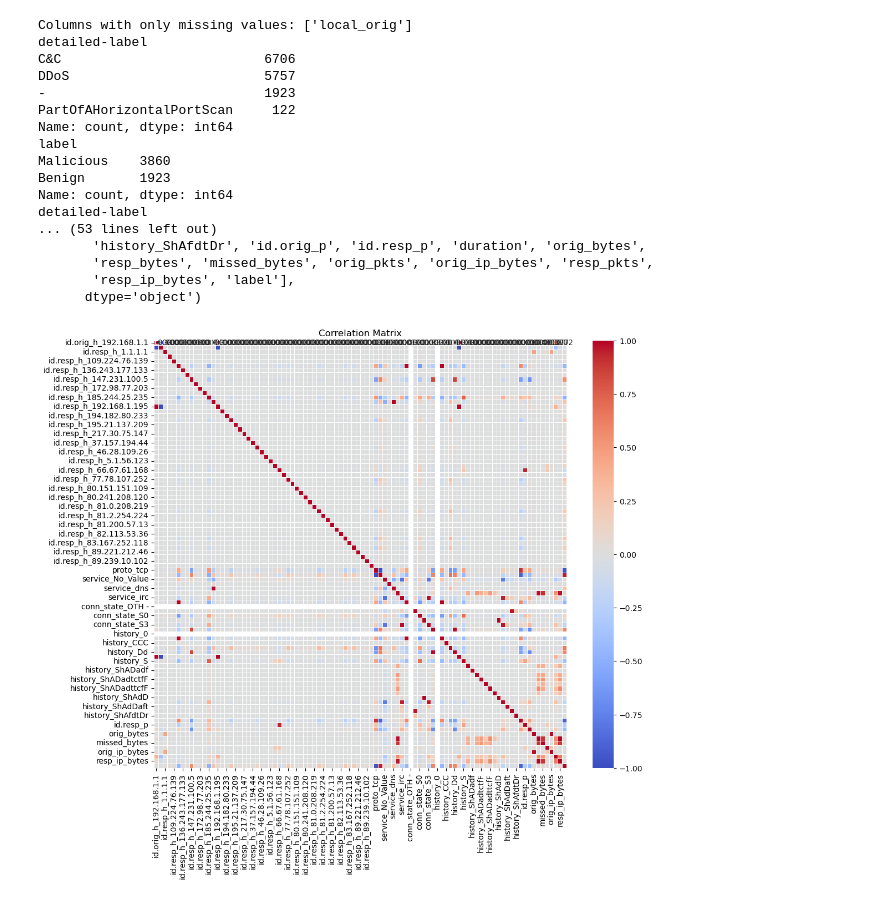
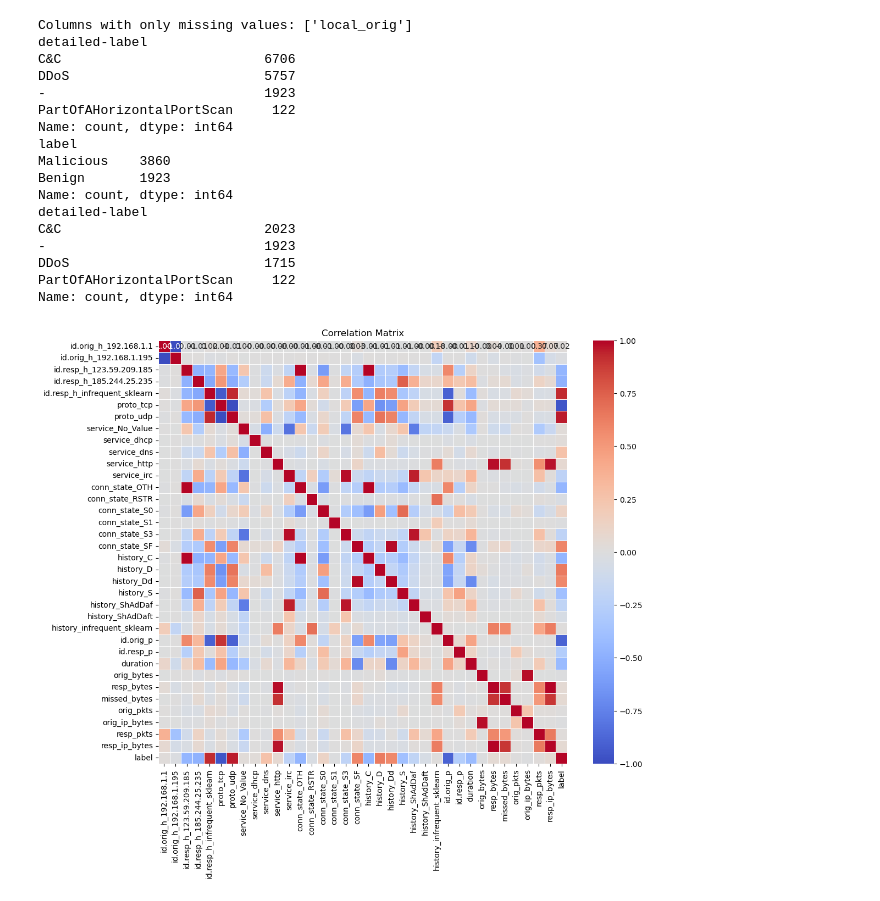
Before and after one commit to jnluis/AAS_Project, a Jupyter notebook: Data_Jp.ipynb, the cells around one changed output. Cells and saved outputs as stored; diff of their text form; code cells hidden in the pictures.

```diff
--- a/Data_Jp.ipynb
+++ b/Data_Jp.ipynb
@@ -59,7 +59,7 @@ ddos_count = detailed_label_counts['DDoS']
 minority_class_size = len(df[df['detailed-label'] != 'DDoS'])
 
 # Definir o percentual de redução da classe DDoS
-percentage_reduction = 0.6 # Exemplo: reduzir 50% da classe DDoS
+percentage_reduction = 0.6 # Exemplo: reduzir 60% da classe DDoS
 
 # Calcular o número de amostras a serem mantidas na classe DDoS
 ddos_undersample_size = int(ddos_count * (1 - percentage_reduction))
@@ -150,29 +150,44 @@ df_balanced['duration'] = scaler.fit_transform(df_balanced[['duration']])
 
 
 
-# Replace NA values with an empty string (or any placeholder you prefer) in the columns
-columns_to_encode = ['id.orig_h', 'id.resp_h', 'proto', 'service','conn_state','history']
+columns_to_encode = ['id.orig_h', 'id.resp_h', 'proto', 'service', 'conn_state', 'history']
 
-# Replace NA values with 'No_Value'
+# Substitui valores NA por 'No_Value'
 df_balanced[columns_to_encode] = df_balanced[columns_to_encode].replace({pd.NA: 'No_Value'})
 
-# Initialize OneHotEncoder
-encoder = OneHotEncoder(sparse_output=False, handle_unknown='ignore')
+# Inicializa um DataFrame para os dados codificados
+encoded_columns_df = pd.DataFrame()
 
-# Fit and transform the selected columns
-encoded_columns = encoder.fit_transform(df_balanced[columns_to_encode])
+for column in columns_to_encode:
+    if column == 'id.resp_h':
+        # Usa OneHotEncoder com max_categories=3 para 'id.resp_h'
+        encoder = OneHotEncoder(sparse_output=False, handle_unknown='ignore', max_categories=3)
+    else:
+        # Usa o OneHotEncoder padrão para outras colunas
+        encoder = OneHotEncoder(sparse_output=False, handle_unknown='ignore', max_categories=7)
 
-# Convert the encoded columns to a DataFrame
-encoded_columns_df = pd.DataFrame(
-    encoded_columns,
-    columns=encoder.get_feature_names_out(columns_to_encode)
-)
+    # Aplica o encoder na coluna
+    encoded_column = encoder.fit_transform(df_balanced[[column]])
 
-# Concatenate the one-hot encoded columns at the beginning of the original DataFrame
+    # Converte a coluna codificada para DataFrame
+    encoded_df = pd.DataFrame(
+        encoded_column,
+        columns=encoder.get_feature_names_out([column])
+    )
+
+    # Concatena com o DataFrame de dados codificados
+    encoded_columns_df = pd.concat([encoded_columns_df, encoded_df], axis=1)
+
+# Concatena as colunas codificadas no DataFrame original
 df_balanced_encoded = pd.concat([encoded_columns_df, df_balanced], axis=1)
 
-# Optionally drop the original columns that were encoded
+# Remove as colunas originais
 df_balanced_encoded.drop(columns=columns_to_encode, inplace=True)
+
+
+
+
+
 
 
 # Ensure columns are numeric before filling NaNs
@@ -196,56 +211,39 @@ df_balanced_encoded['missed_bytes'] = df_balanced_encoded['missed_bytes'].replac
 
 #Remove row with column "resp_ip_bytes" = "-   Malicious   DDoS"
 df_balanced_encoded = df_balanced_encoded[df_balanced_encoded['resp_ip_bytes'] != '-   Malicious   DDoS']
 
+#remove columns all zero columns
+columns_to_remove = [col for col in df_balanced_encoded.columns if df_balanced_encoded[col].nunique() <= 1]
+df_balanced_encoded = df_balanced_encoded.drop(columns=columns_to_remove)
 
 
-# Split the data into 50% train and 50% test
-train_df, test_df = train_test_split(df_balanced_encoded, test_size=0.5, random_state=42)
-
-# Check the distribution in train and test sets
-print("Training set distribution:")
-print(train_df['label'].value_counts())
-
-print("\nTesting set distribution:")
-print(test_df['label'].value_counts())
-
-# Save the test DataFrame to a CSV file
-train_df.to_csv('train_data.csv', index=False)
-print("Train data saved to 'train_data.csv'.")
-
-test_df.to_csv('test_data.csv', index=False)
-print("Test data saved to 'test_data.csv'.")
-
-
-#Print the name of the columns
-print(train_df.columns)
 
 
 
 # Now, calculate the correlation matrix again
 correlation_matrix = df_balanced_encoded.corr()
 
 # Plot the correlation matrix as a heatmap
 plt.figure(figsize=(12, 10))
 sns.heatmap(correlation_matrix, annot=True, cmap='coolwarm', fmt='.2f', linewidths=0.5)
 plt.title("Correlation Matrix")
 plt.show()
 # %% [output]
 Columns with only missing values: ['local_orig']
 detailed-label
 C&C                          6706
 DDoS                         5757
 -                            1923
 PartOfAHorizontalPortScan     122
 Name: count, dtype: int64
 label
 Malicious    3860
 Benign       1923
 Name: count, dtype: int64
 detailed-label
-... (53 lines left out)
-       'history_ShAfdtDr', 'id.orig_p', 'id.resp_p', 'duration', 'orig_bytes',
-       'resp_bytes', 'missed_bytes', 'orig_pkts', 'orig_ip_bytes', 'resp_pkts',
-       'resp_ip_bytes', 'label'],
-      dtype='object')
+C&C                          2023
+-                            1923
+DDoS                         1715
+PartOfAHorizontalPortScan     122
+Name: count, dtype: int64
-[figure, old version]
+[figure, new version]
```
Also changed, not shown: parts of 4 cells of this notebook, 5 other files.
